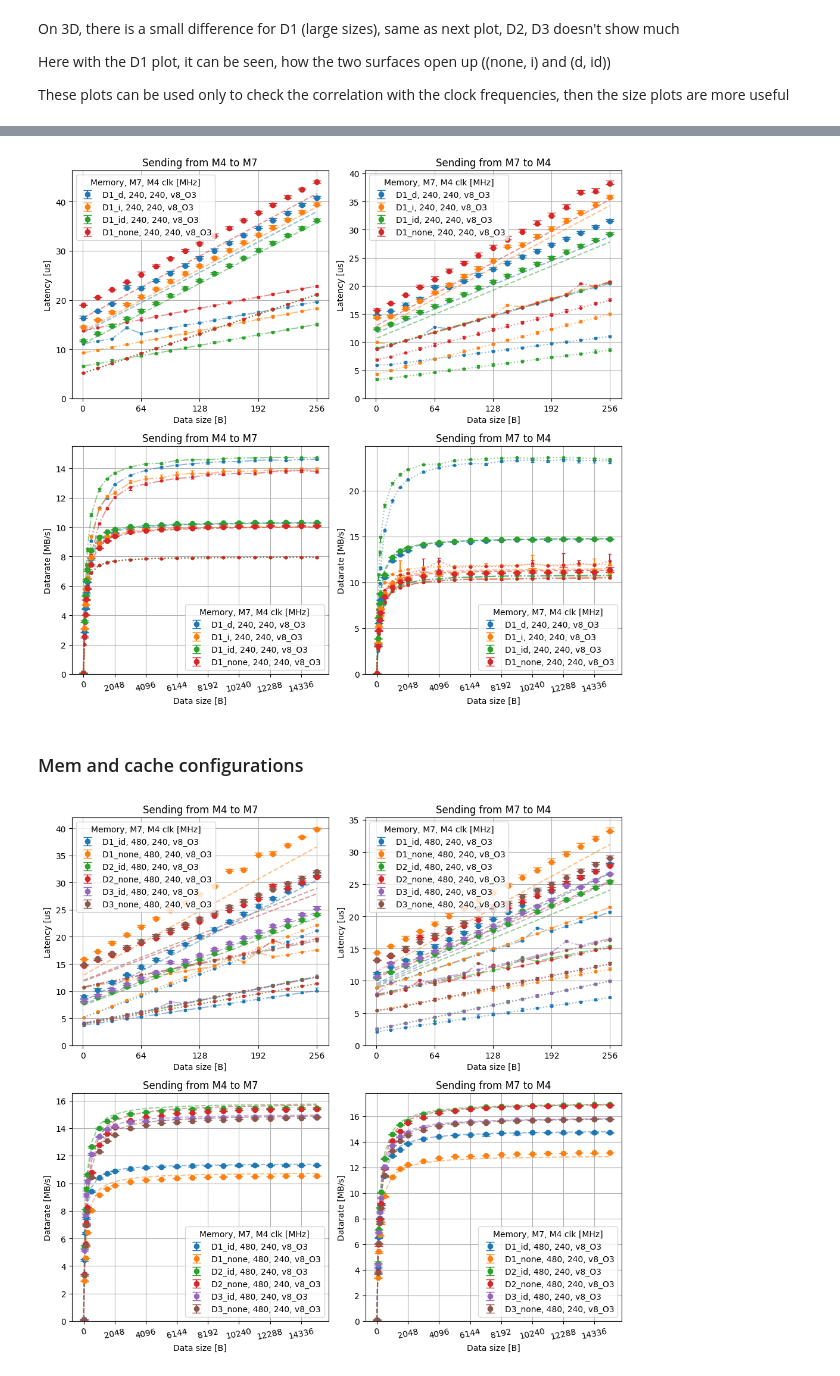
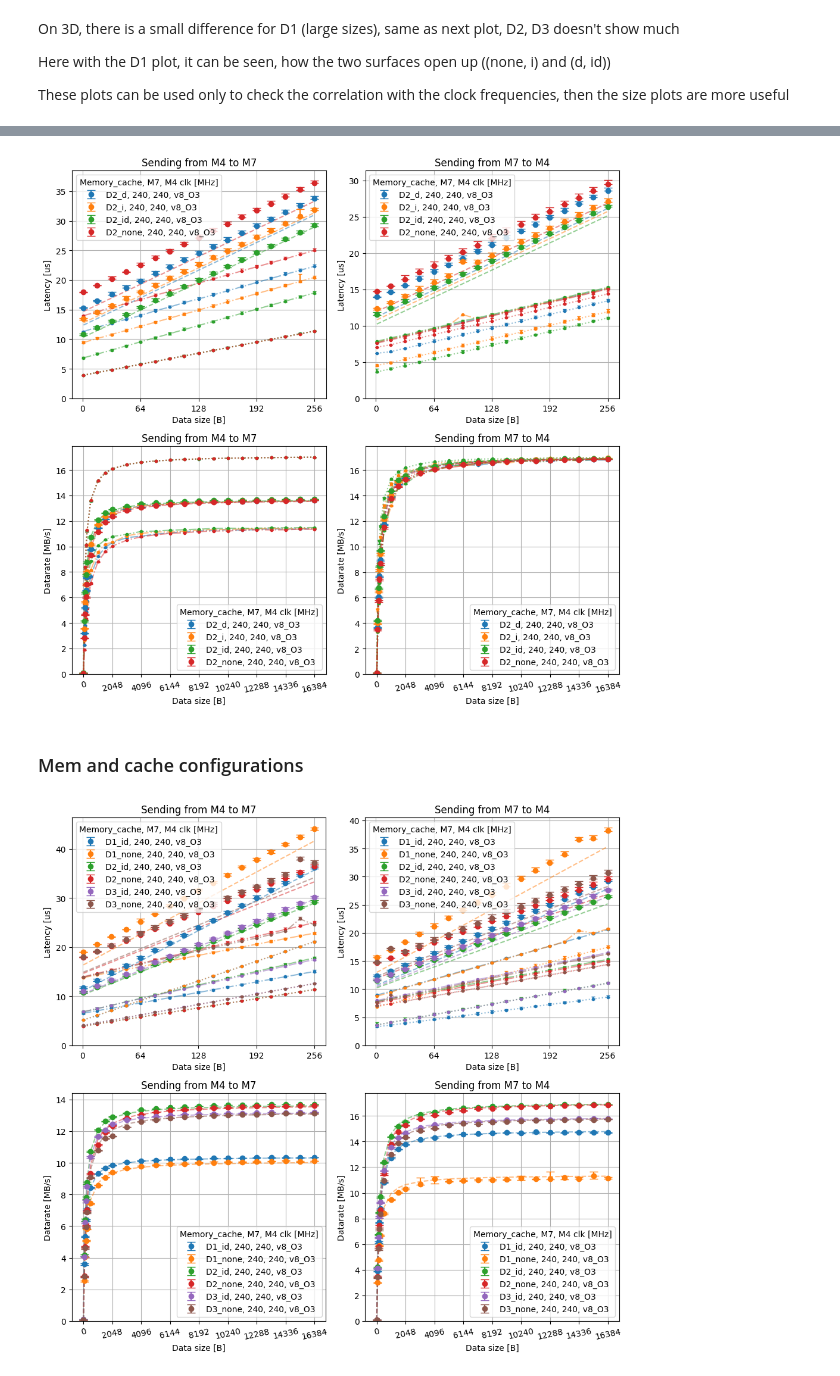
Before and after one commit to kovacsdotgergo/stm32h745-ipc, a Jupyter notebook: visu/src/final_visu.ipynb, the cells around one changed output, grey strips where cells are left out. Cells and saved outputs as stored; diff of their text form; code cells hidden in the pictures.

```diff
--- a/visu/src/final_visu.ipynb
+++ b/visu/src/final_visu.ipynb
@@ -102,3 +102,27 @@ for clkM7, clkM4 in zip(clkM7s, clkM4s):
 # %% [output]
 [figure]
 [figure]
+# %%
+meas_configs = {
+    # direction in loop
+    'clkM7': [120, 240, 480],
+    'clkM4': [60, 120, 240],
+    'repeat': [256],
+    # datasize in loop
+    'mem': ['D1'],
+    'cache': ['id', 'none'],
+}
+base_dir = 'v8_O3'
+meas_type = 'latency'
+
+i = 0
+fig = plt.figure(figsize=(10, 9.5), layout='tight')
+for datasize in [[1], [16376]]:
+    for direction in ['r', 's']:
+        meas_configs['direction'] = direction
+        meas_configs['datasize'] = datasize
+        ax = fig.add_subplot(221 + i, projection='3d')
+        visu_3d.final3d_foreach(meas_configs, base_dir, meas_type, ax,
+                                if_cut=False, linecount=3, if_meas=False,
+                                if_mid_checkpoints=True)
+        i = i + 1
@@ -184,7 +206,7 @@ meas_configs = {
     'mem': ['D1'],
     'cache': ['none', 'i', 'd', 'id'],
 }
-base_dir = 'v7_O3'
+base_dir = 'v8_O3'
 filename = 'memories_cache_3d.pdf'
 
 i = 0
@@ -217,11 +230,10 @@ meas_configs = {
     'clkM4': [240],
     'repeat': [256],
     # datasize in loop
-    'mem': ['D1'],
+    'mem': ['D2'],
     'cache': ['none', 'i', 'd', 'id'],
 }
-base_dir = 'v7_O3'
-filename = 'cache_size.pdf'
+base_dirs = ['v8_O3']
 
 i = 0
 plt.figure(figsize=(10, 9.5), layout='tight')
@@ -239,44 +251,37 @@ for meas_type, sizes in zip(['latency', 'datarate'],
             meas_configs, base_dirs, meas_type,
             if_model=True, if_mid_checkpoint=True)
         i = i + 1
-out = os.path.join(FIGURES_PATH, filename)
-if not os.path.exists(out):
-    plt.savefig(out)
 # %% [output]
-[figure, old version]
+[figure, new version]
 # %% [markdown]
 ### Mem and cache configurations
 # %%
 meas_configs = {
     # direction in loop
-    'clkM7': [480],
+    'clkM7': [240],
     'clkM4': [240],
     'repeat': [256],
     # datasize in loop
     'mem': ['D1', 'D2', 'D3'],
     'cache': ['none', 'id'],
 }
 base_dir = 'v7_O3'
-filename = 'all_mems_size.pdf'
 
 i = 0
 plt.figure(figsize=(10, 9.5), layout='tight')
 for meas_type, sizes in zip(['latency', 'datarate'],
                             [sizes_short, sizes_long]):
     for direction in ['r', 's']:
         meas_configs['direction'] = direction
         meas_configs['datasize'] = sizes
         ax = plt.subplot(221 + i)
         if sizes == sizes_long:
             plt.xticks(np.arange(9)*2048, rotation=12)
         else:
             plt.xticks(np.arange(5)*64)
         visu.final_size_func_foreach(
             meas_configs, base_dirs, meas_type,
             if_model=True, if_mid_checkpoint=(meas_type=='latency'))
         i = i + 1
-out = os.path.join(FIGURES_PATH, filename)
-if not os.path.exists(out):
-    plt.savefig(out)
 # %% [output]
-[figure, old version]
+[figure, new version]
```
Also changed, not shown: parts of 6 cells of this notebook, 5 other files.
